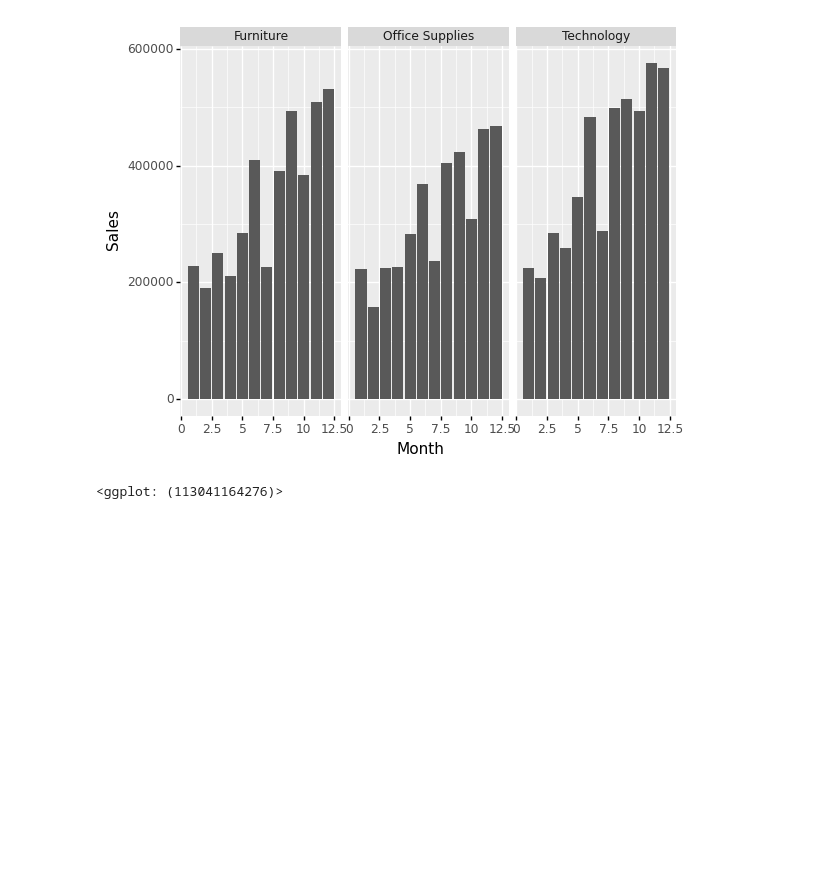
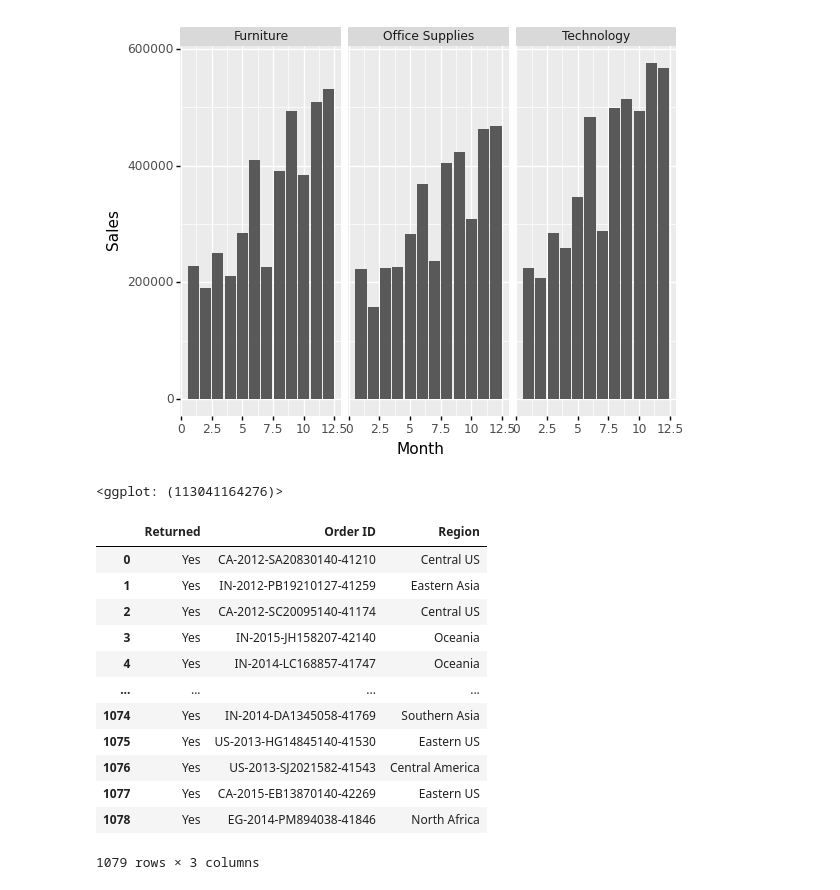
Before and after one commit to jackcopeland11/machine_learning_project, a Jupyter notebook: copeland_machine_learning_lab.ipynb, the cells around one changed output. Saved outputs shown, nothing was run; the diff lists cells and outputs as text; code cells hidden in the pictures; blank space fills up the shorter version.

```diff
--- a/copeland_machine_learning_lab.ipynb
+++ b/copeland_machine_learning_lab.ipynb
@@ -37,0 +39,16 @@ ggplot(orders) + aes(x = 'Month', y ='Sales') + geom_bar(stat=  'identity') + fa
+# %%
+returns
+# %% [output]
+|  | Returned | Order ID | Region |
+| 0 | Yes | CA-2012-SA20830140-41210 | Central US |
+| 1 | Yes | IN-2012-PB19210127-41259 | Eastern Asia |
+| 2 | Yes | CA-2012-SC20095140-41174 | Central US |
+| 3 | Yes | IN-2015-JH158207-42140 | Oceania |
+| 4 | Yes | IN-2014-LC168857-41747 | Oceania |
+| ... | ... | ... | ... |
+| 1074 | Yes | IN-2014-DA1345058-41769 | Southern Asia |
+| 1075 | Yes | US-2013-HG14845140-41530 | Eastern US |
+| 1076 | Yes | US-2013-SJ2021582-41543 | Central America |
+| 1077 | Yes | CA-2015-EB13870140-42269 | Eastern US |
+| 1078 | Yes | EG-2014-PM894038-41846 | North Africa |
+1079 rows × 3 columns
```
Also changed, not shown: parts of 5 cells of this notebook.
